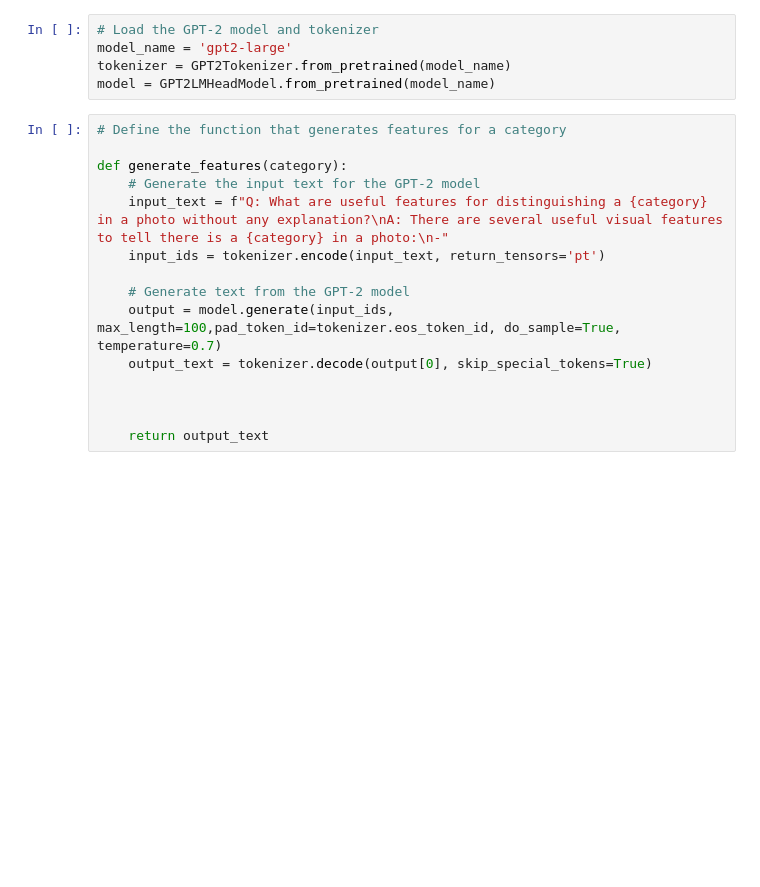
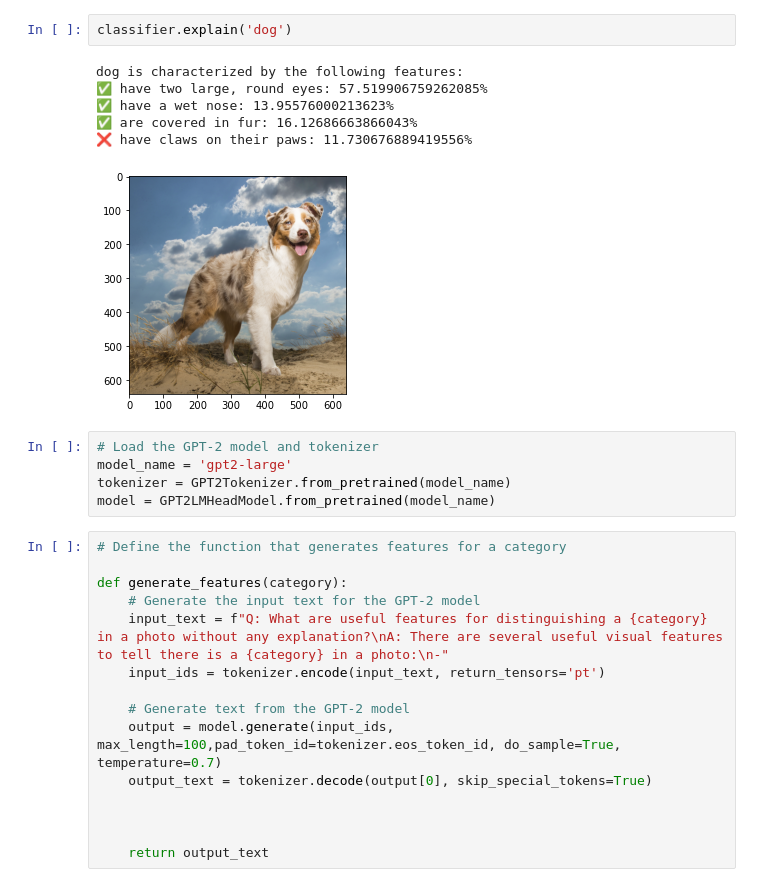
Before and after one commit to Idriss-Malek/MAP583_Projet_CLIP, a Jupyter notebook: test.ipynb, the cells around one changed output. Cells and saved outputs as stored; diff of their text form; blank space fills up the shorter version.

```diff
--- a/test.ipynb
+++ b/test.ipynb
@@ -81,3 +38,12 @@ Label probs: [9.9871421e-01 1.2465981e-03 3.9111921e-05]
+# %%
+classifier.explain('dog')
+# %% [output]
+dog is characterized by the following features:
+✅ have two large, round eyes: 57.519906759262085%
+✅ have a wet nose: 13.95576000213623%
+✅ are covered in fur: 16.12686663866043%
+❌ have claws on their paws: 11.730676889419556%
+[figure, added]
 # %%
 # Load the GPT-2 model and tokenizer
 model_name = 'gpt2-large'
```
Also changed, not shown: parts of 13 cells of this notebook, 5 other files.
